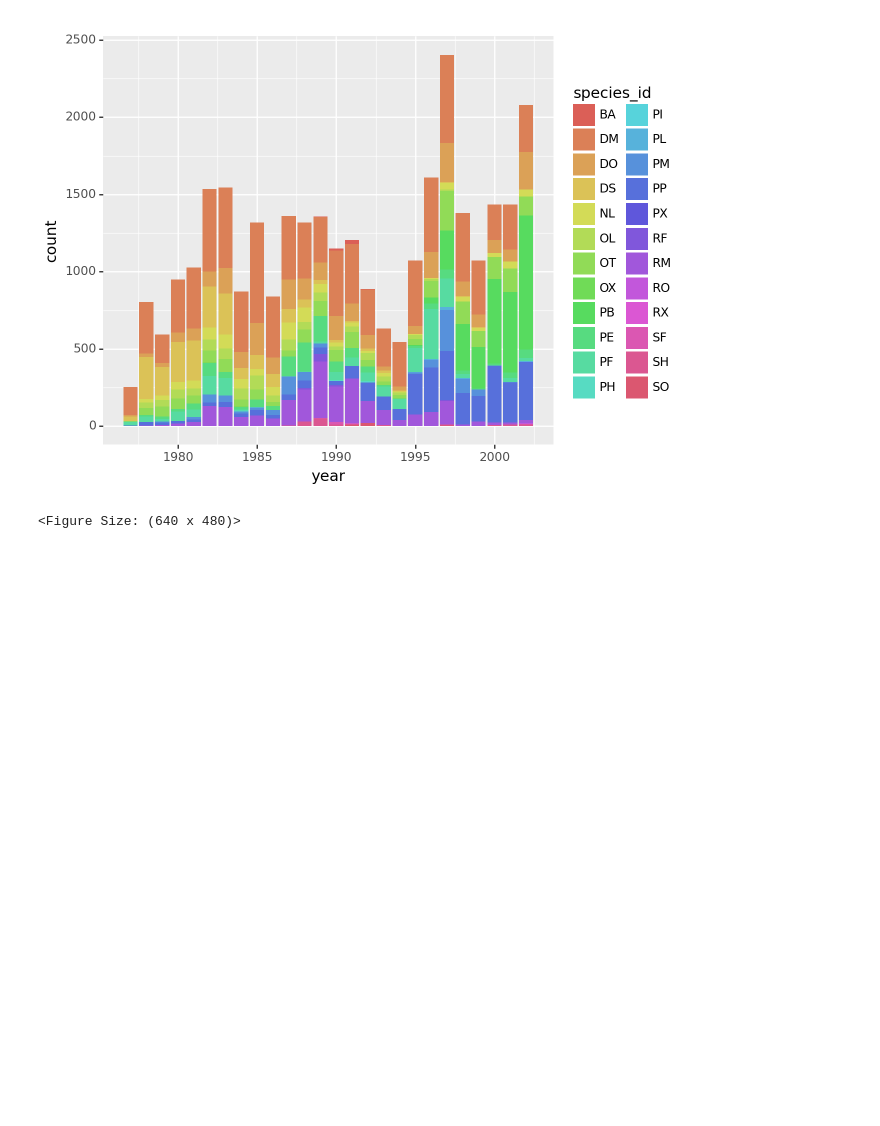
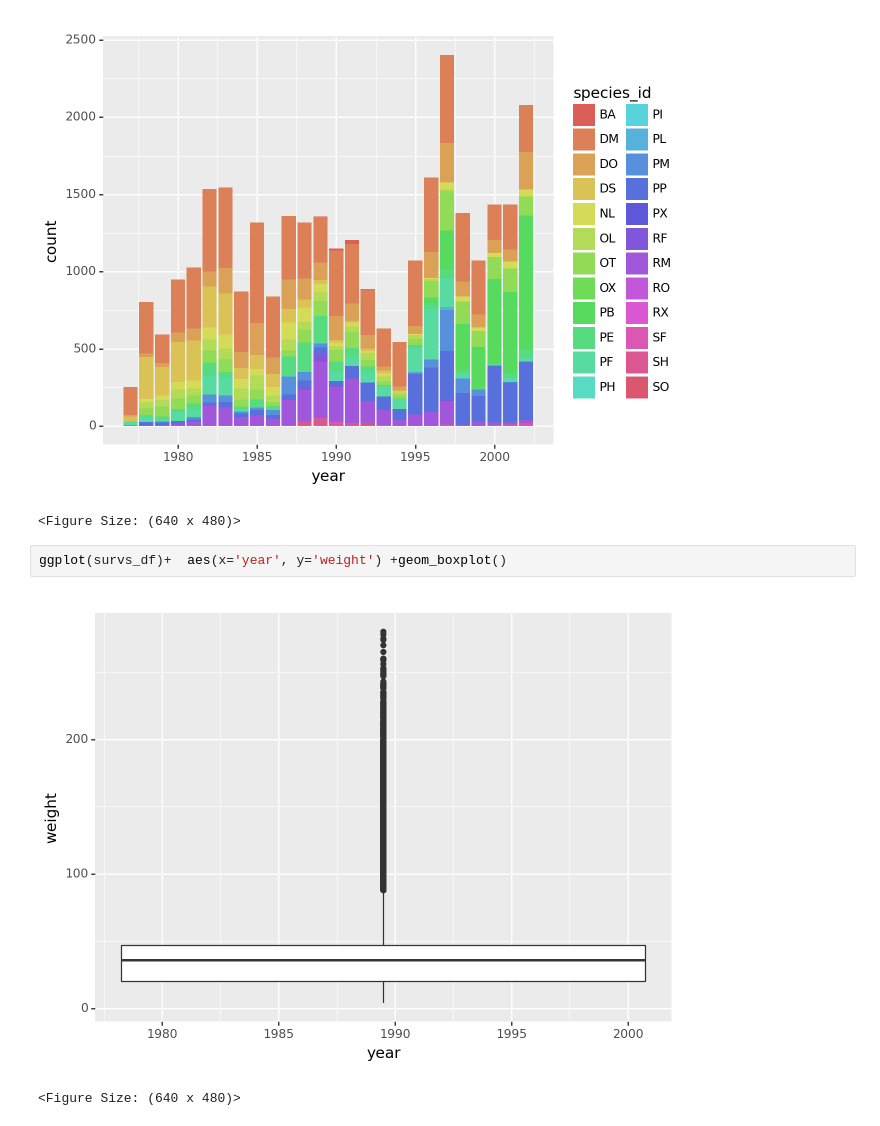
Before and after one commit to luanlimasoueu/analise-de-dados, a Jupyter notebook: plot/ggplot/2_exemplo/2_exemplo.ipynb, the cells around one changed output. Cells and saved outputs as stored; diff of their text form; blank space fills up the shorter version.

```diff
--- a/plot/ggplot/2_exemplo/2_exemplo.ipynb
+++ b/plot/ggplot/2_exemplo/2_exemplo.ipynb
@@ -54,3 +54,8 @@ ggplot(survs_df)+ aes(x='year', fill = 'species_id') + geom_bar(stat = 'count')
 # %% [output]
 [figure]
 <Figure Size: (640 x 480)>
+# %%
+ggplot(survs_df)+  aes(x='year', y='weight') +geom_boxplot()
+# %% [output]
+[figure, added]
+<Figure Size: (640 x 480)>
```
Also changed, not shown: parts of 12 cells of this notebook.
